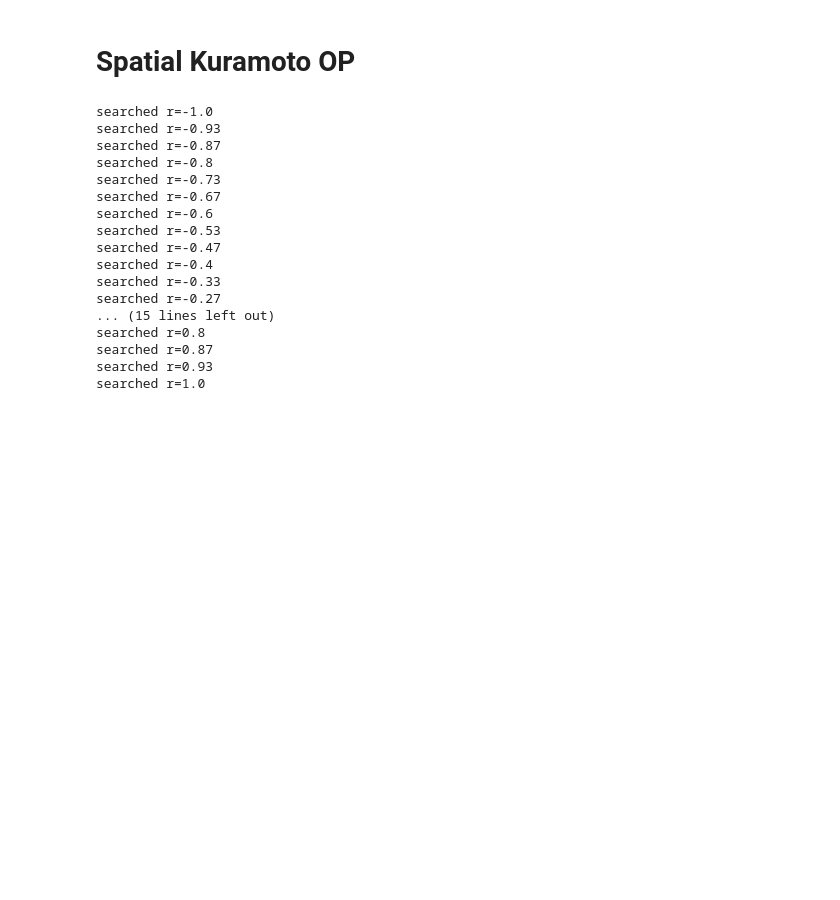
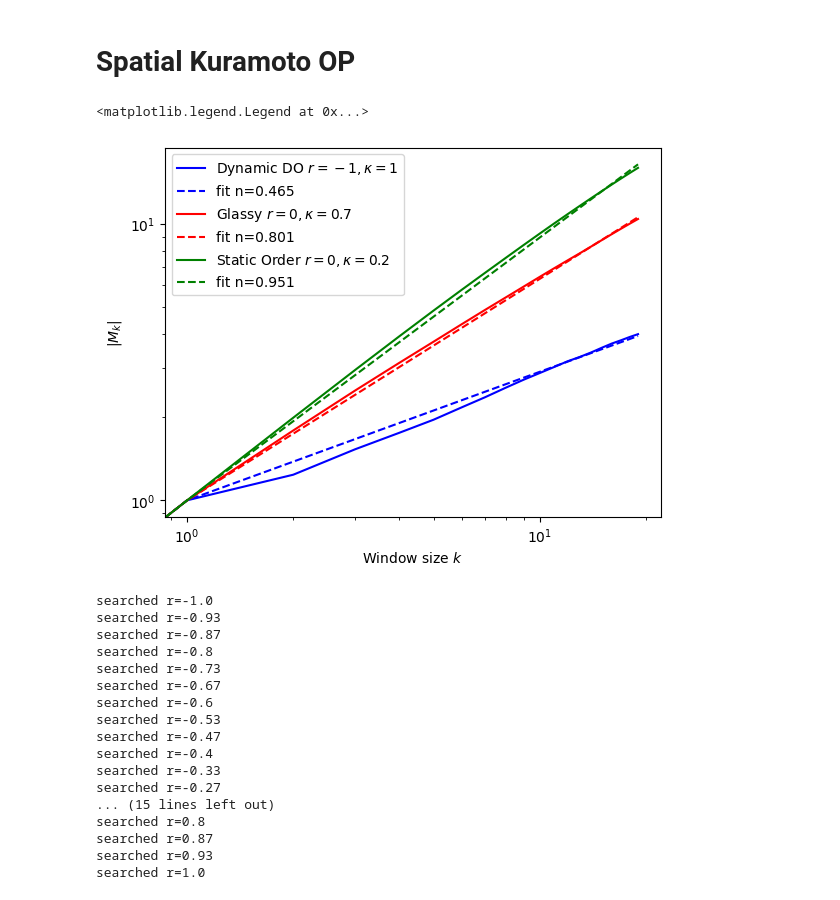
Before and after one commit to noahgrodzinski/2024_Disordered_NR_Spins, a Jupyter notebook: 1D_spatial_temportal.ipynb, the cells around one changed output. Cells and saved outputs as stored; diff of their text form; code cells hidden in the pictures; blank space fills up the shorter version.

```diff
--- a/1D_spatial_temportal.ipynb
+++ b/1D_spatial_temportal.ipynb
@@ -73,6 +73,39 @@ def eval_phase_kuramoto(r, kappa, T=1000, N=100):
         return popt[0]
     except:
         return 5
+# %%
+r=0
+kappa=0.7
+N=500
+T=1000
+dt=0.05
+chain = Chain_1D(N, r=r, kappa=kappa)
+history_ordered = chain.evolve_and_record(T, dt)
+# %%
+ydata = [calc_kuramoto(history_ordered[-1], i) for i in range(20)]
+xdata = range(20)
+popt, pcov = scipy.optimize.curve_fit(power_law, xdata, ydata)
+# %%
+rs = [-1, 0, 0]
+kappas = [1, 0.7, 0.2]
+colours=['blue', 'red','green']
+labels = ['Dynamic DO $r=-1, \kappa=1$', 'Glassy $r=0, \kappa=0.7$', 'Static Order $r=0, \kappa=0.2$']
+for i in range(3):
+    chain = Chain_1D(N, r=rs[i], kappa=kappas[i])
+    history_ordered = chain.evolve_and_record(T, dt)
+    ydata = [calc_kuramoto(history_ordered[-1], i) for i in range(20)]
+    xdata = range(20)
+    popt, pcov = scipy.optimize.curve_fit(power_law, xdata, ydata)
+    plt.plot(xdata, ydata, label=labels[i], color=colours[i])
+    plt.plot(xdata, power_law(xdata, popt), ls='--', label=f'fit n={str(round(popt[0], 3))}', color=colours[i])
+plt.xscale('log')
+plt.yscale('log')
+plt.xlabel('Window size $k$')
+plt.ylabel('$|M_k|$')
+plt.legend()
+# %% [output]
+<matplotlib.legend.Legend at 0x...>
+[figure, added]
 # %%
 rs = []
 kappas = []
```
Also changed, not shown: 3 other files.
